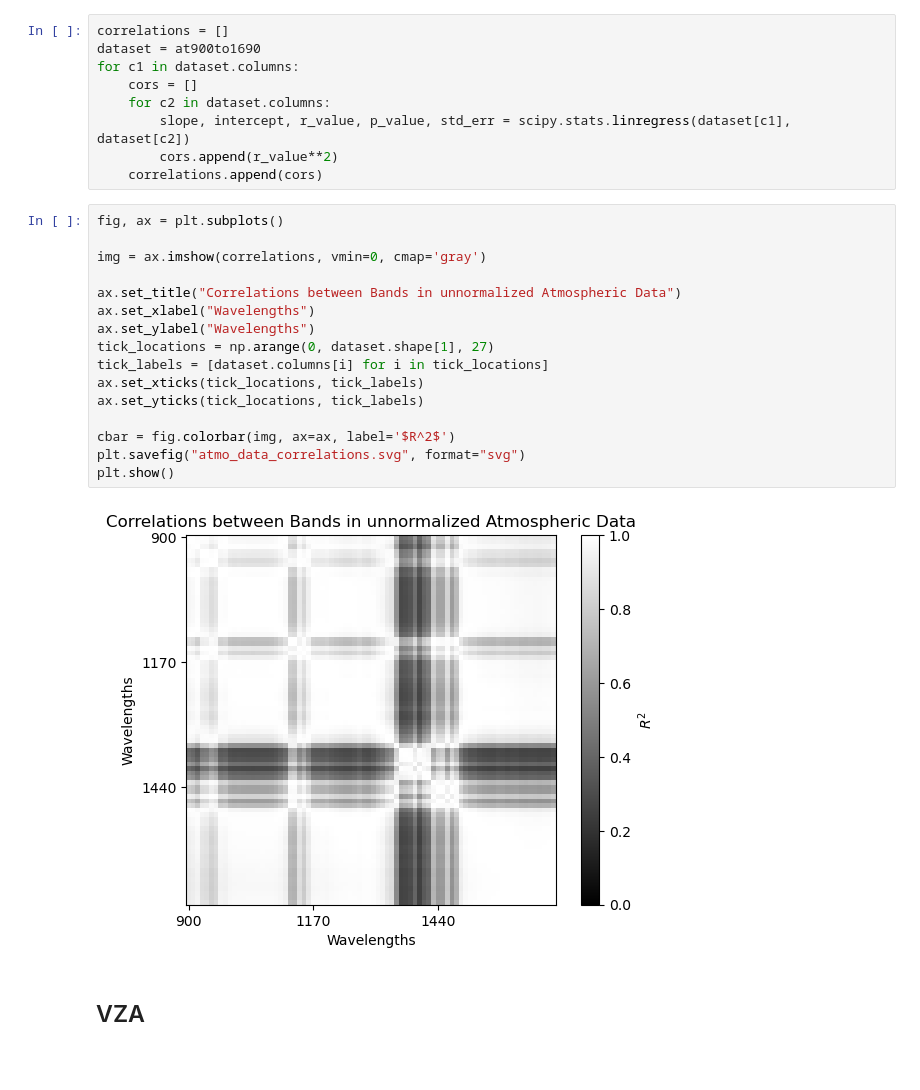
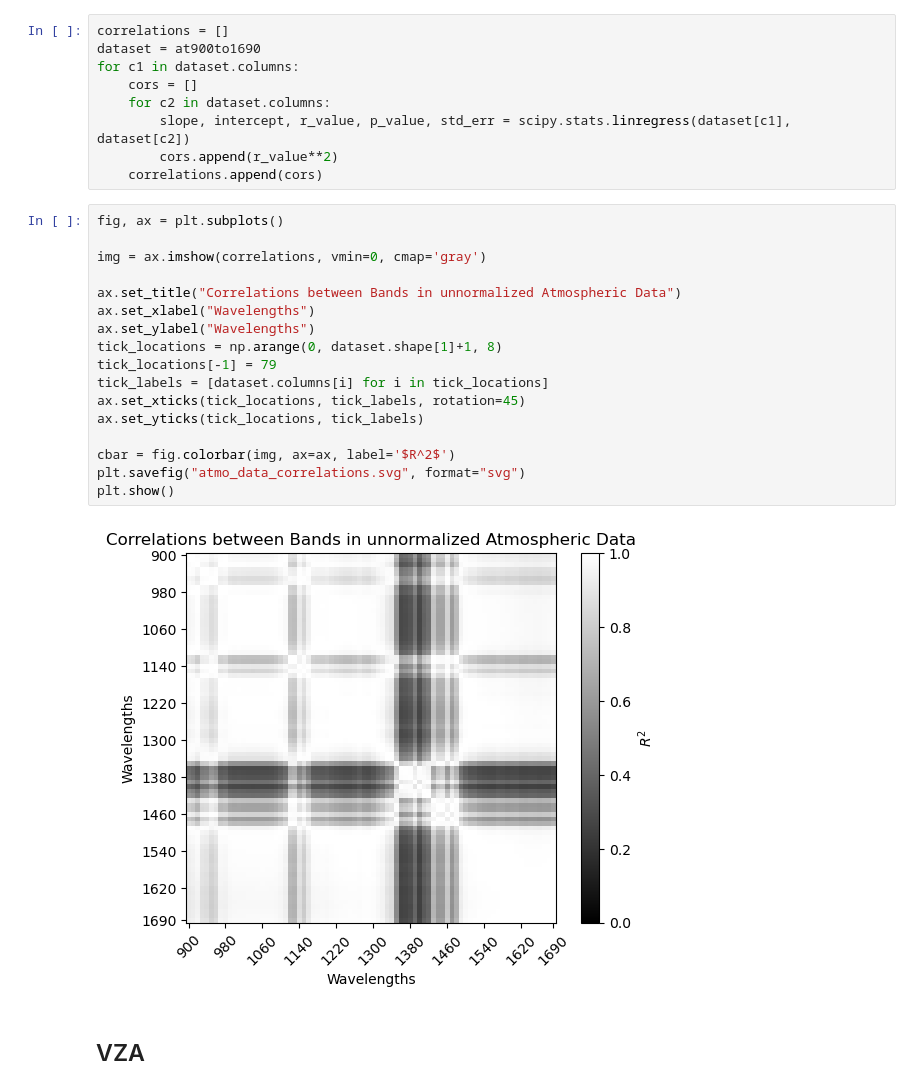
Before and after one commit to utat-ss/FINCH-Science_Unmixing, a Jupyter notebook: runs/characterization/dataset_characterization.ipynb, the cells around one changed output. Drawn from its saved outputs; the diff is of its cells as text; blank space fills up the shorter version.

```diff
--- a/runs/characterization/dataset_characterization.ipynb
+++ b/runs/characterization/dataset_characterization.ipynb
@@ -492,21 +474,22 @@ for c1 in dataset.columns:
 # %%
 fig, ax = plt.subplots()
 
 img = ax.imshow(correlations, vmin=0, cmap='gray')
 
 ax.set_title("Correlations between Bands in unnormalized Atmospheric Data")
 ax.set_xlabel("Wavelengths")
 ax.set_ylabel("Wavelengths")
-tick_locations = np.arange(0, dataset.shape[1], 27)
+tick_locations = np.arange(0, dataset.shape[1]+1, 8)
+tick_locations[-1] = 79
 tick_labels = [dataset.columns[i] for i in tick_locations]
-ax.set_xticks(tick_locations, tick_labels)
+ax.set_xticks(tick_locations, tick_labels, rotation=45)
 ax.set_yticks(tick_locations, tick_labels)
 
 cbar = fig.colorbar(img, ax=ax, label='$R^2$')
 plt.savefig("atmo_data_correlations.svg", format="svg")
 plt.show()
 # %% [output]
-[figure, old version]
+[figure, new version]
 # %% [markdown]
 ## VZA
 # %%
```
Also changed, not shown: parts of 5 cells of this notebook, 2 other files.
